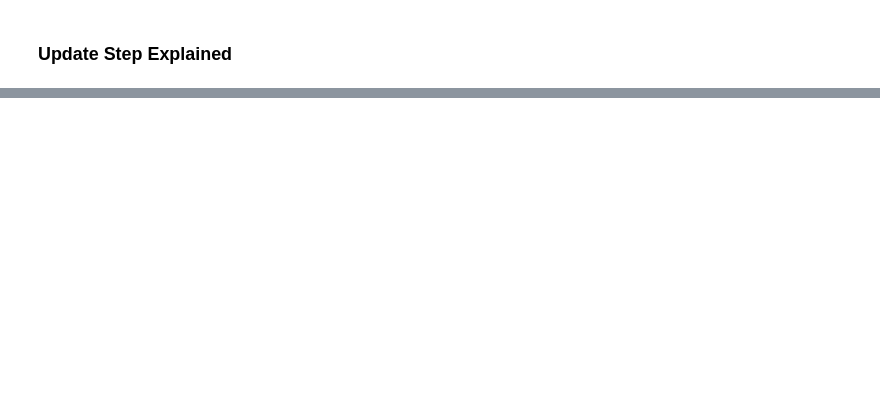
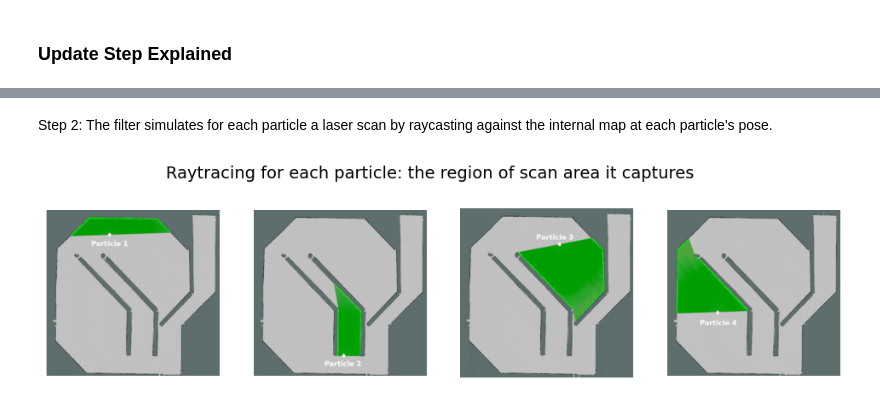
Before and after one commit to Muhammad540/Guide-to-Sensor-Fusion, a Jupyter notebook: docs/ParticleFilter.ipynb, the cells around one changed output, grey strips where cells are left out. Saved outputs shown, nothing was run; the diff lists cells and outputs as text; code cells hidden in the pictures; blank space fills up the shorter version.

```diff
--- a/docs/ParticleFilter.ipynb
+++ b/docs/ParticleFilter.ipynb
@@ -117,0 +145,21 @@ The likelihood determines the weight of each particle. Particles with higher lik
+# %% [markdown]
+Step 2: The filter simulates for each particle a laser scan by raycasting against the internal map at each particle's pose.
+# %%
+image1 = mpimg.imread('p1.png')
+image2 = mpimg.imread('p2.png')
+image3 = mpimg.imread('p3.png')
+image4 = mpimg.imread('p4.png')
+fig, axes = plt.subplots(1, 4, figsize=(12, 3))
+axes[0].imshow(image1)
+axes[0].axis('off')
+axes[1].imshow(image2)
+axes[1].axis('off')
+axes[2].imshow(image3)
+axes[2].axis('off')
+axes[3].imshow(image4)
+axes[3].axis('off')
+fig.suptitle('Raytracing for each particle: the region of scan area it captures', fontsize=14)
+plt.subplots_adjust(top=0.85)
+plt.show()
+# %% [output]
+[figure, added]
```
Also changed, not shown: parts of 7 cells of this notebook, 6 other files.
